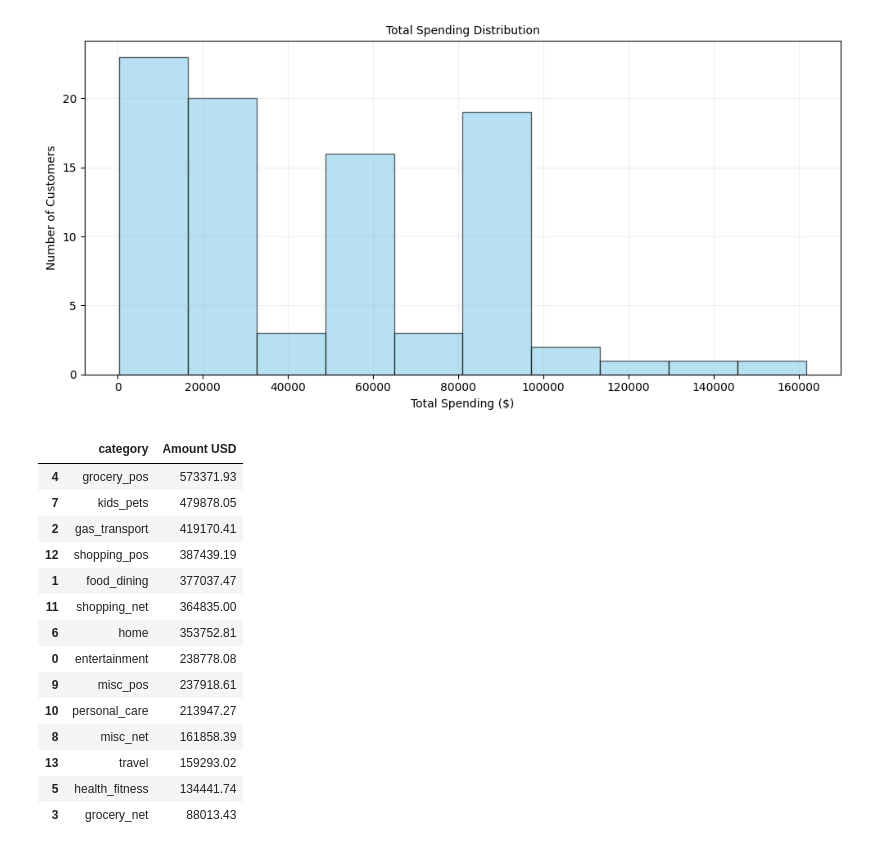
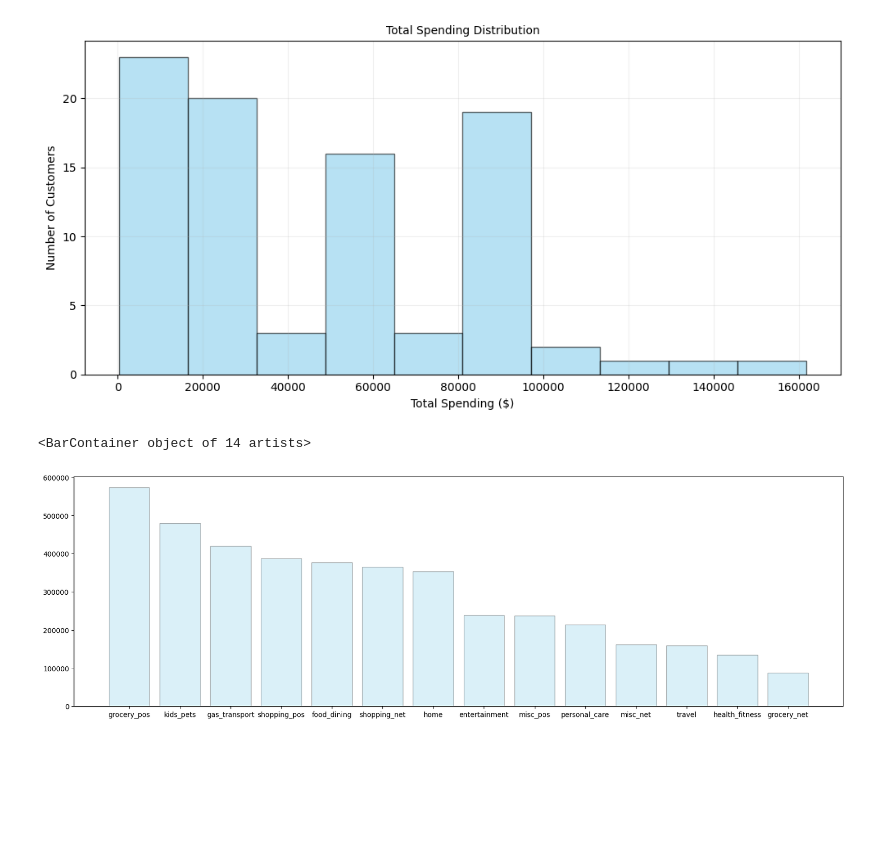
Before and after one commit to vespeci/Project-1-credit-card, a Jupyter notebook: Notebooks/Credit-Card-Analysis.ipynb, the cells around one changed output. Saved outputs shown, nothing was run; the diff lists cells and outputs as text; code cells hidden in the pictures; blank space fills up the shorter version.

```diff
--- a/Notebooks/Credit-Card-Analysis.ipynb
+++ b/Notebooks/Credit-Card-Analysis.ipynb
@@ -673,21 +680,12 @@ plt.show()
 # %%
 # we knwo number of sales per category , but we would also want to see the spending on the prodcut category
 
 category_spending = df_credit.groupby("category")["amt_USD"].sum().reset_index(name = "Amount USD")
-category_spending.sort_values(by = "Amount USD", ascending = False)
+category_spending = category_spending.sort_values(by = "Amount USD", ascending = False)
+
+plt.figure(figsize = (20,6))
+
+plt.bar(category_spending["category"], category_spending["Amount USD"], color = "skyblue", alpha = 0.3, edgecolor = "black")
 # %% [output]
-|  | category | Amount USD |
-| 4 | grocery_pos | 573371.93 |
-| 7 | kids_pets | 479878.05 |
-| 2 | gas_transport | 419170.41 |
-| 12 | shopping_pos | 387439.19 |
-| 1 | food_dining | 377037.47 |
-| 11 | shopping_net | 364835.00 |
-| 6 | home | 353752.81 |
-| 0 | entertainment | 238778.08 |
-| 9 | misc_pos | 237918.61 |
-| 10 | personal_care | 213947.27 |
-| 8 | misc_net | 161858.39 |
-| 13 | travel | 159293.02 |
-| 5 | health_fitness | 134441.74 |
-| 3 | grocery_net | 88013.43 |
+<BarContainer object of 14 artists>
+[figure, added]
```
Also changed, not shown: parts of 4 cells of this notebook.
